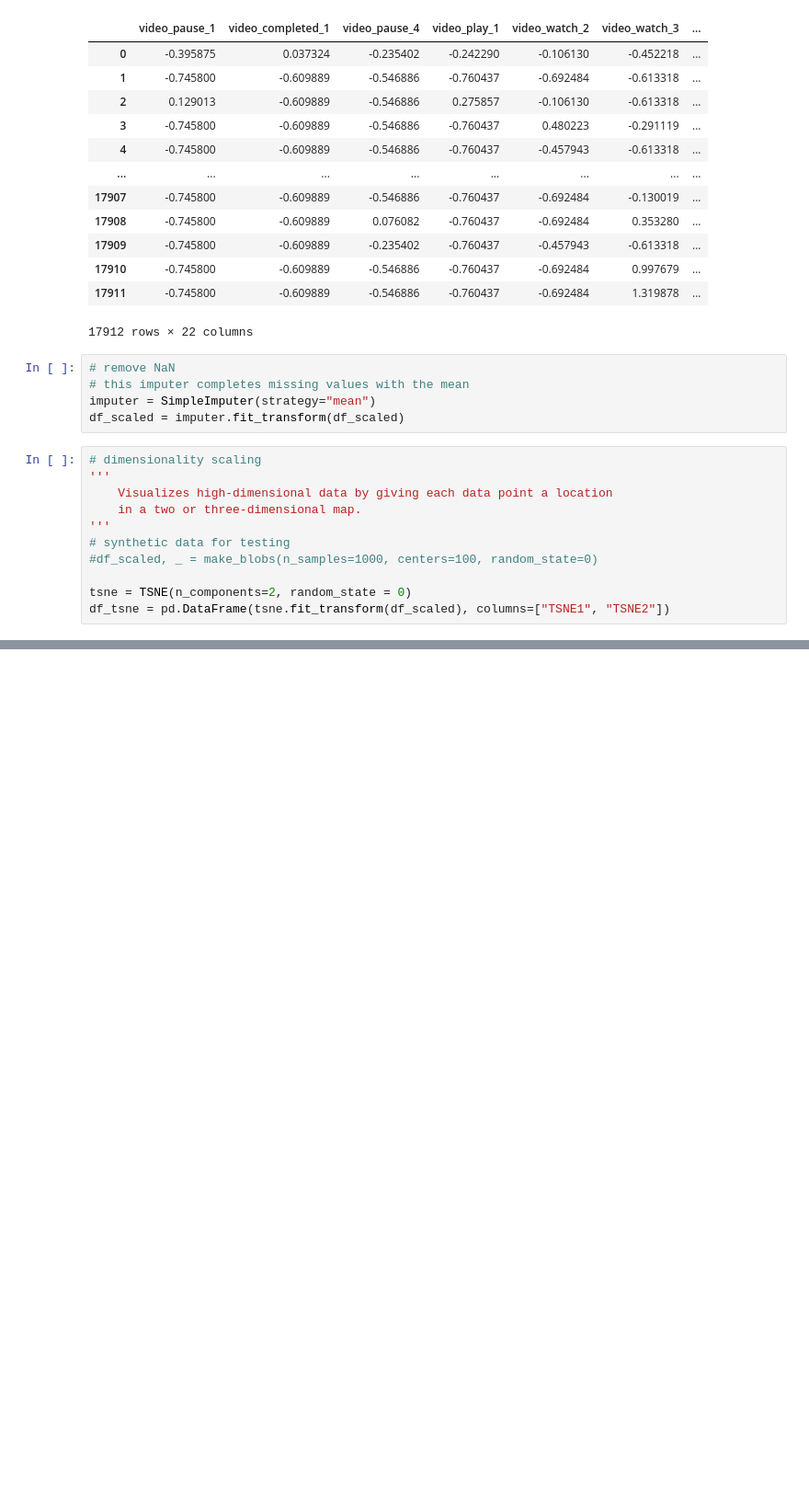
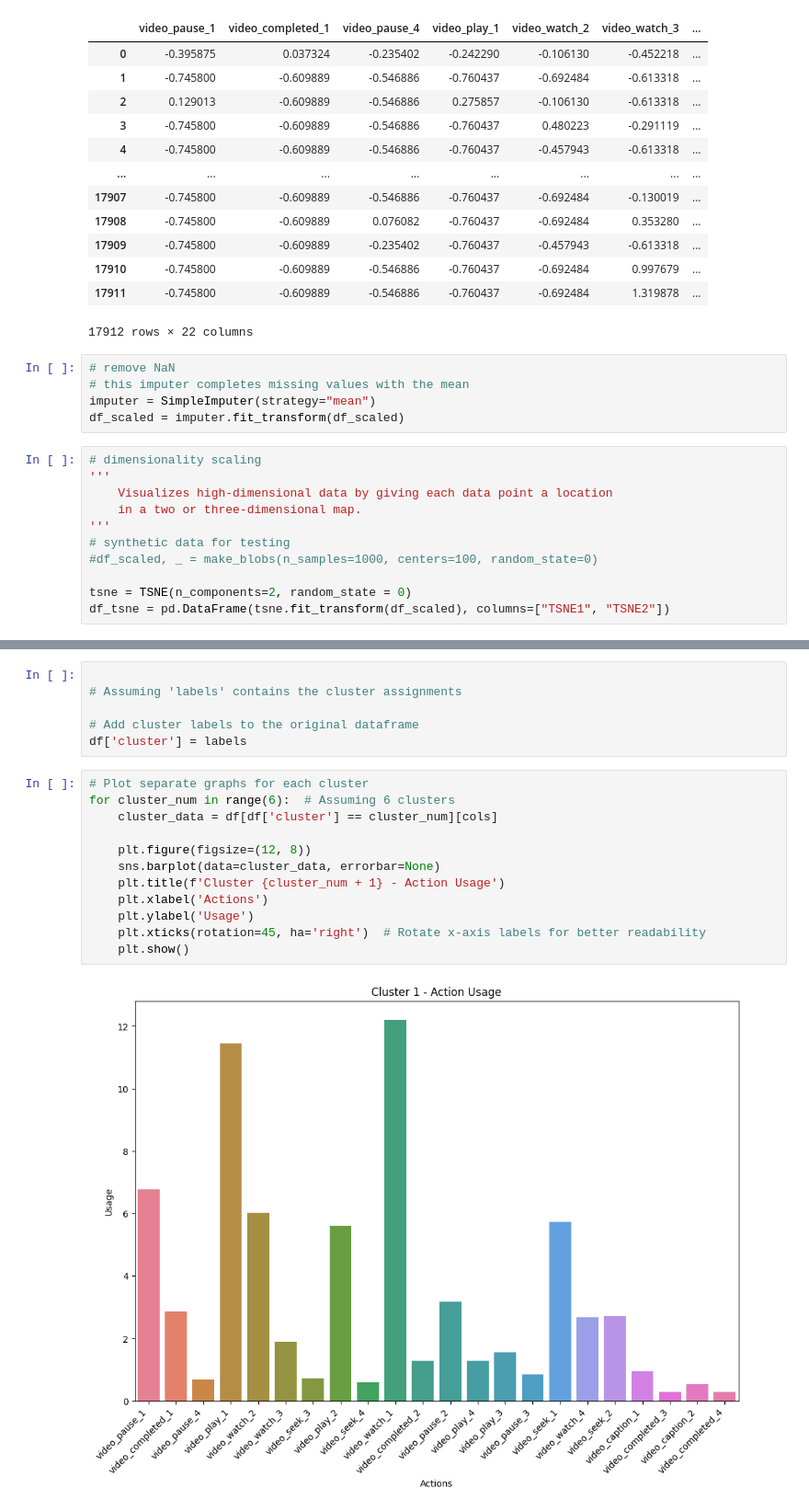
Before and after one commit to Jaidenmagnan/clusters, a Jupyter notebook: birch.ipynb, the cells around one changed output, grey strips where cells are left out. Shown at 92% size. Drawn from its saved outputs; the diff is of its cells as text; blank space fills up the shorter version.

```diff
--- a/birch.ipynb
+++ b/birch.ipynb
@@ -128,0 +174,20 @@ plt.show()
+# %%
+
+# Assuming 'labels' contains the cluster assignments
+
+# Add cluster labels to the original dataframe
+df['cluster'] = labels
+# %%
+# Plot separate graphs for each cluster
+for cluster_num in range(6):  # Assuming 6 clusters
+    cluster_data = df[df['cluster'] == cluster_num][cols]
+
+    plt.figure(figsize=(12, 8))
+    sns.barplot(data=cluster_data, errorbar=None)
+    plt.title(f'Cluster {cluster_num + 1} - Action Usage')
+    plt.xlabel('Actions')
+    plt.ylabel('Usage')
+    plt.xticks(rotation=45, ha='right')  # Rotate x-axis labels for better readability
+    plt.show()
+# %% [output]
+[figure, added]
```
Also changed, not shown: parts of 7 cells of this notebook, 1 other file.
